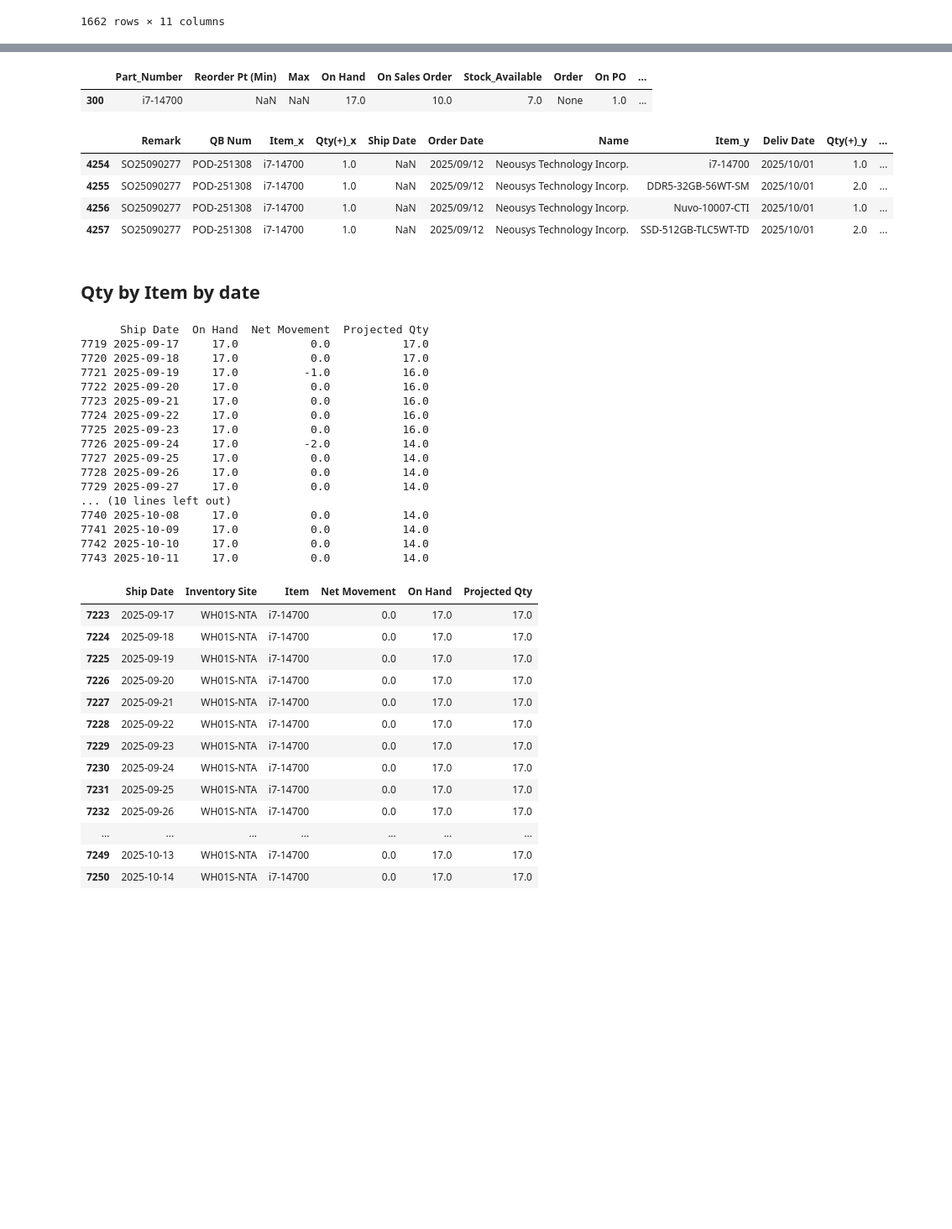
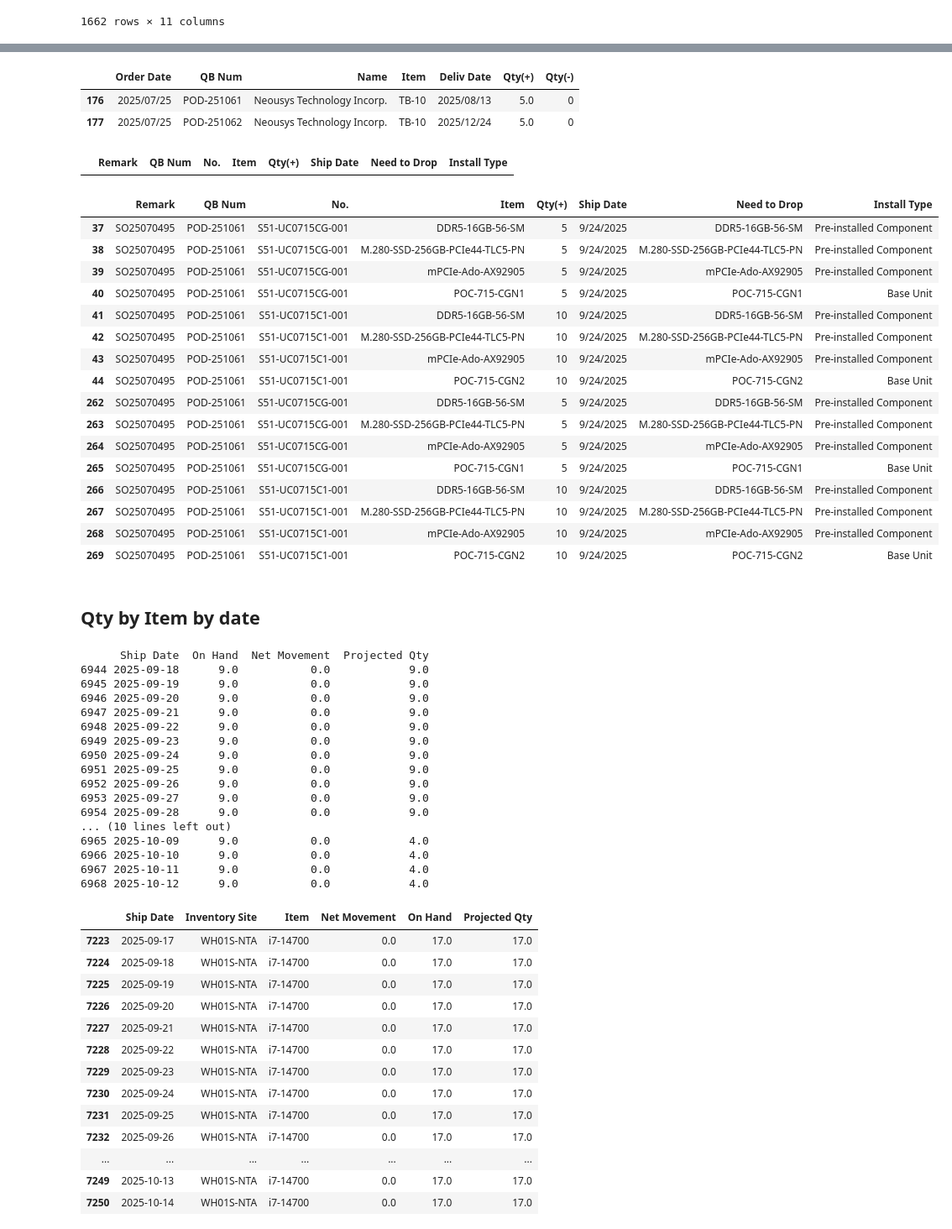
Before and after one commit to playoung2818/LT-Check-Brenda, a Jupyter notebook: Dashboard.ipynb, the cells around one changed output, grey strips where cells are left out. Shown: that part at 84% size. Saved outputs shown, nothing was run; the diff lists cells and outputs as text; code cells hidden in the pictures; blank space fills up the shorter version.

```diff
--- a/Dashboard.ipynb
+++ b/Dashboard.ipynb
@@ -222,16 +325,33 @@ SONAV[SONAV["Item"]=="i7-14700"]
-# %%
-INV[INV["Part_Number"]=="i7-14700"]
-# %% [output]
-|  | Part_Number | Reorder Pt (Min) | Max | On Hand | On Sales Order | Stock_Available | Order | On PO | ... |
-| 300 | i7-14700 | NaN | NaN | 17.0 | 10.0 | 7.0 | None | 1.0 | ... |
-# %%
-Final[Final["Item_x"]=="i7-14700"]
-# %% [output]
-|  | Remark | QB Num | Item_x | Qty(+)_x | Ship Date | Order Date | Name | Item_y | Deliv Date | Qty(+)_y | ... |
-| 4254 | SO25090277 | POD-251308 | i7-14700 | 1.0 | NaN | 2025/09/12 | Neousys Technology Incorp. | i7-14700 | 2025/10/01 | 1.0 | ... |
-| 4255 | SO25090277 | POD-251308 | i7-14700 | 1.0 | NaN | 2025/09/12 | Neousys Technology Incorp. | DDR5-32GB-56WT-SM | 2025/10/01 | 2.0 | ... |
-| 4256 | SO25090277 | POD-251308 | i7-14700 | 1.0 | NaN | 2025/09/12 | Neousys Technology Incorp. | Nuvo-10007-CTI | 2025/10/01 | 1.0 | ... |
-| 4257 | SO25090277 | POD-251308 | i7-14700 | 1.0 | NaN | 2025/09/12 | Neousys Technology Incorp. | SSD-512GB-TLC5WT-TD | 2025/10/01 | 2.0 | ... |
+# %%
+pod[pod["Item"]=="TB-10"]
+# %% [output]
+|  | Order Date | QB Num | Name | Item | Deliv Date | Qty(+) | Qty(-) |
+| 176 | 2025/07/25 | POD-251061 | Neousys Technology Incorp. | TB-10 | 2025/08/13 | 5.0 | 0 |
+| 177 | 2025/07/25 | POD-251062 | Neousys Technology Incorp. | TB-10 | 2025/12/24 | 5.0 | 0 |
+# %%
+NAV[NAV["Item"]=="TB-10"]
+# %% [output]
+|  | Remark | QB Num | No. | Item | Qty(+) | Ship Date | Need to Drop | Install Type |
+# %%
+NAV[NAV["QB Num"]=="POD-251061"]
+# %% [output]
+|  | Remark | QB Num | No. | Item | Qty(+) | Ship Date | Need to Drop | Install Type |
+| 37 | SO25070495 | POD-251061 | S51-UC0715CG-001 | DDR5-16GB-56-SM | 5 | 9/24/2025 | DDR5-16GB-56-SM | Pre-installed Component |
+| 38 | SO25070495 | POD-251061 | S51-UC0715CG-001 | M.280-SSD-256GB-PCIe44-TLC5-PN | 5 | 9/24/2025 | M.280-SSD-256GB-PCIe44-TLC5-PN | Pre-installed Component |
+| 39 | SO25070495 | POD-251061 | S51-UC0715CG-001 | mPCIe-Ado-AX92905 | 5 | 9/24/2025 | mPCIe-Ado-AX92905 | Pre-installed Component |
+| 40 | SO25070495 | POD-251061 | S51-UC0715CG-001 | POC-715-CGN1 | 5 | 9/24/2025 | POC-715-CGN1 | Base Unit |
+| 41 | SO25070495 | POD-251061 | S51-UC0715C1-001 | DDR5-16GB-56-SM | 10 | 9/24/2025 | DDR5-16GB-56-SM | Pre-installed Component |
+| 42 | SO25070495 | POD-251061 | S51-UC0715C1-001 | M.280-SSD-256GB-PCIe44-TLC5-PN | 10 | 9/24/2025 | M.280-SSD-256GB-PCIe44-TLC5-PN | Pre-installed Component |
+| 43 | SO25070495 | POD-251061 | S51-UC0715C1-001 | mPCIe-Ado-AX92905 | 10 | 9/24/2025 | mPCIe-Ado-AX92905 | Pre-installed Component |
+| 44 | SO25070495 | POD-251061 | S51-UC0715C1-001 | POC-715-CGN2 | 10 | 9/24/2025 | POC-715-CGN2 | Base Unit |
+| 262 | SO25070495 | POD-251061 | S51-UC0715CG-001 | DDR5-16GB-56-SM | 5 | 9/24/2025 | DDR5-16GB-56-SM | Pre-installed Component |
+| 263 | SO25070495 | POD-251061 | S51-UC0715CG-001 | M.280-SSD-256GB-PCIe44-TLC5-PN | 5 | 9/24/2025 | M.280-SSD-256GB-PCIe44-TLC5-PN | Pre-installed Component |
+| 264 | SO25070495 | POD-251061 | S51-UC0715CG-001 | mPCIe-Ado-AX92905 | 5 | 9/24/2025 | mPCIe-Ado-AX92905 | Pre-installed Component |
+| 265 | SO25070495 | POD-251061 | S51-UC0715CG-001 | POC-715-CGN1 | 5 | 9/24/2025 | POC-715-CGN1 | Base Unit |
+| 266 | SO25070495 | POD-251061 | S51-UC0715C1-001 | DDR5-16GB-56-SM | 10 | 9/24/2025 | DDR5-16GB-56-SM | Pre-installed Component |
+| 267 | SO25070495 | POD-251061 | S51-UC0715C1-001 | M.280-SSD-256GB-PCIe44-TLC5-PN | 10 | 9/24/2025 | M.280-SSD-256GB-PCIe44-TLC5-PN | Pre-installed Component |
+| 268 | SO25070495 | POD-251061 | S51-UC0715C1-001 | mPCIe-Ado-AX92905 | 10 | 9/24/2025 | mPCIe-Ado-AX92905 | Pre-installed Component |
+| 269 | SO25070495 | POD-251061 | S51-UC0715C1-001 | POC-715-CGN2 | 10 | 9/24/2025 | POC-715-CGN2 | Base Unit |
 # %% [markdown]
 ## Qty by Item by date
 # %%
@@ -344,27 +464,27 @@ events, timeline = build_timephased_qty(
 )
 
 part_view = timeline[
-    (timeline["Item"] == "i7-14700") & (timeline["Inventory Site"] == "WH01S-NTA")
+    (timeline["Item"] == "TB-10") & (timeline["Inventory Site"] == "WH01S-NTA")
 ]
 print(part_view[["Ship Date","On Hand","Net Movement","Projected Qty"]].head(25))
 # %% [output]
       Ship Date  On Hand  Net Movement  Projected Qty
-7719 2025-09-17     17.0           0.0           17.0
-7720 2025-09-18     17.0           0.0           17.0
-7721 2025-09-19     17.0          -1.0           16.0
-7722 2025-09-20     17.0           0.0           16.0
-7723 2025-09-21     17.0           0.0           16.0
-7724 2025-09-22     17.0           0.0           16.0
-7725 2025-09-23     17.0           0.0           16.0
-7726 2025-09-24     17.0          -2.0           14.0
-7727 2025-09-25     17.0           0.0           14.0
-7728 2025-09-26     17.0           0.0           14.0
-7729 2025-09-27     17.0           0.0           14.0
+6944 2025-09-18      9.0           0.0            9.0
+6945 2025-09-19      9.0           0.0            9.0
+6946 2025-09-20      9.0           0.0            9.0
+6947 2025-09-21      9.0           0.0            9.0
+6948 2025-09-22      9.0           0.0            9.0
+6949 2025-09-23      9.0           0.0            9.0
+6950 2025-09-24      9.0           0.0            9.0
+6951 2025-09-25      9.0           0.0            9.0
+6952 2025-09-26      9.0           0.0            9.0
+6953 2025-09-27      9.0           0.0            9.0
+6954 2025-09-28      9.0           0.0            9.0
 ... (10 lines left out)
-7740 2025-10-08     17.0           0.0           14.0
-7741 2025-10-09     17.0           0.0           14.0
-7742 2025-10-10     17.0           0.0           14.0
-7743 2025-10-11     17.0           0.0           14.0
+6965 2025-10-09      9.0           0.0            4.0
+6966 2025-10-10      9.0           0.0            4.0
+6967 2025-10-11      9.0           0.0            4.0
+6968 2025-10-12      9.0           0.0            4.0
 # %%
 timeline[timeline["Item"]=="i7-14700"]
 # %% [output]
```
Also changed, not shown: parts of 5 cells of this notebook, 2 other files.
